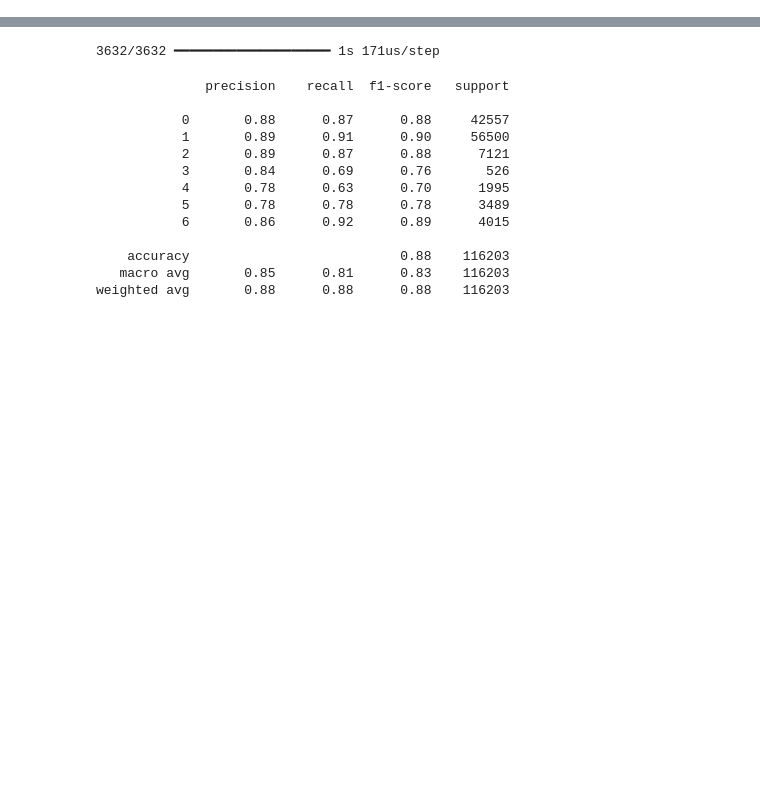
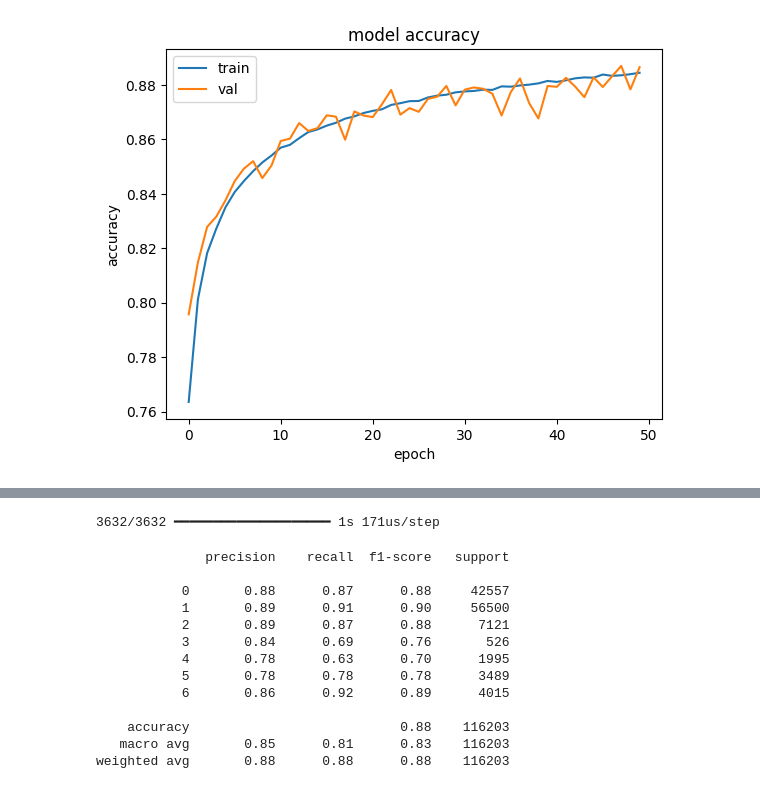
Before and after one commit to Nelderingg/Python, a Jupyter notebook: forest_cover_classification/cover_type.ipynb, the cells around one changed output, grey strips where cells are left out. Saved outputs shown, nothing was run; the diff lists cells and outputs as text; code cells hidden in the pictures; blank space fills up the shorter version.

```diff
--- a/forest_cover_classification/cover_type.ipynb
+++ b/forest_cover_classification/cover_type.ipynb
@@ -9,6 +9,27 @@ from keras import layers
 from sklearn.metrics import mean_squared_error, r2_score, confusion_matrix, classification_report, roc_curve, auc, precision_recall_curve, average_precision_score
 import matplotlib.pyplot as plt
 import seaborn as sns
+# %%
+def plot_history(history, param):
+    """
+    Shows how the model performs (in terms of accuracy and loss) over several epochs.
+    """
+    if param == 'acc':
+        plt.plot(history.history['accuracy'])
+        plt.plot(history.history['val_accuracy'])
+        plt.title('model accuracy')
+        plt.ylabel('accuracy')
+        plt.xlabel('epoch')
+        plt.legend(['train', 'val'], loc='upper left')
+        plt.show()
+    elif param == 'loss':
+        plt.plot(history.history['loss'])
+        plt.plot(history.history['val_loss'])
+        plt.title('model loss')
+        plt.ylabel('loss')
+        plt.xlabel('epoch')
+        plt.legend(['train', 'val'], loc='upper right')
+        plt.show()
 # %%
 df = pd.read_csv('cover_data.csv')
 df.columns = df.columns.str.strip()
@@ -74,0 +96,4 @@ Epoch 50/50
+# %%
+plot_history(history, 'acc')
+# %% [output]
+[figure, added]
```
Also changed, not shown: parts of 2 cells of this notebook.
